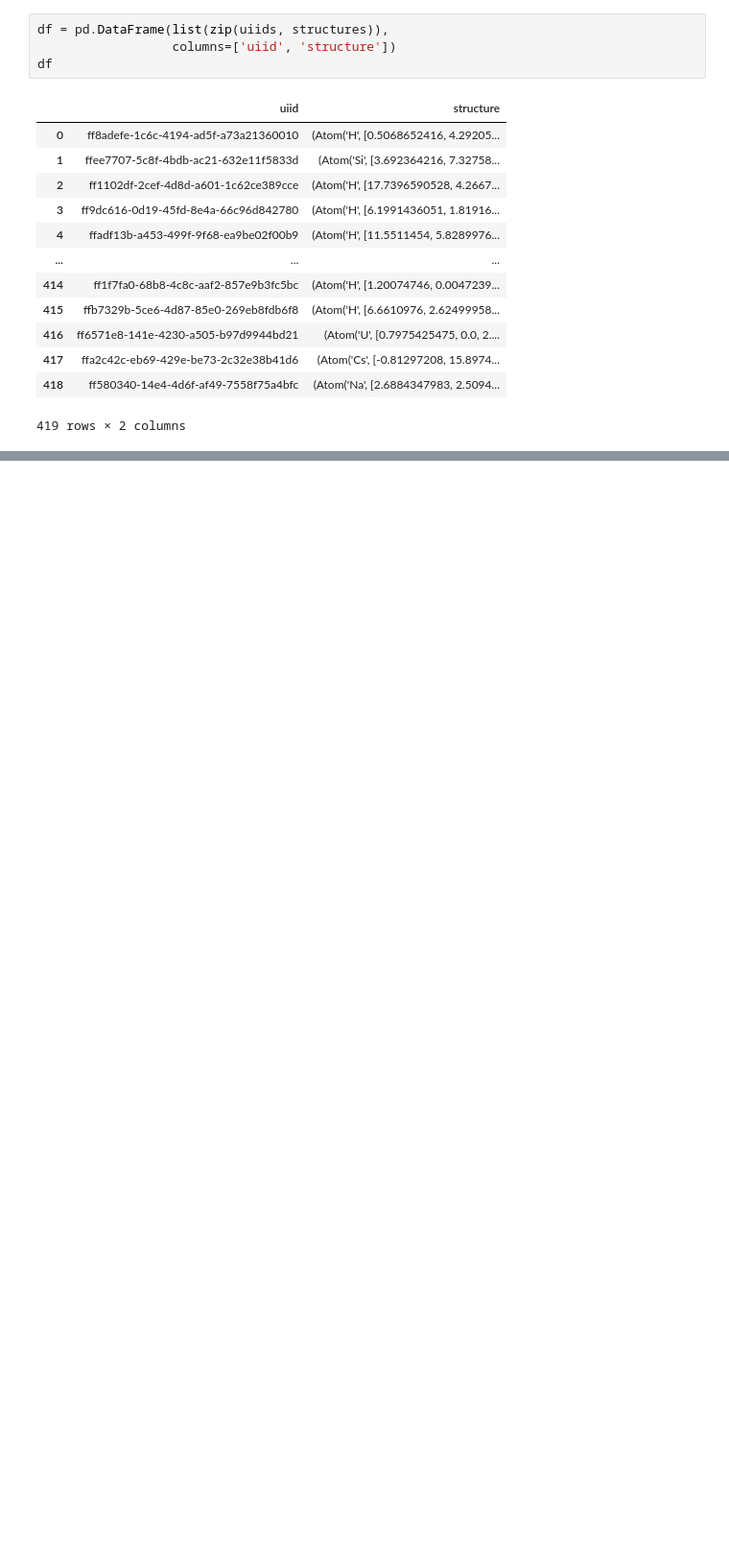
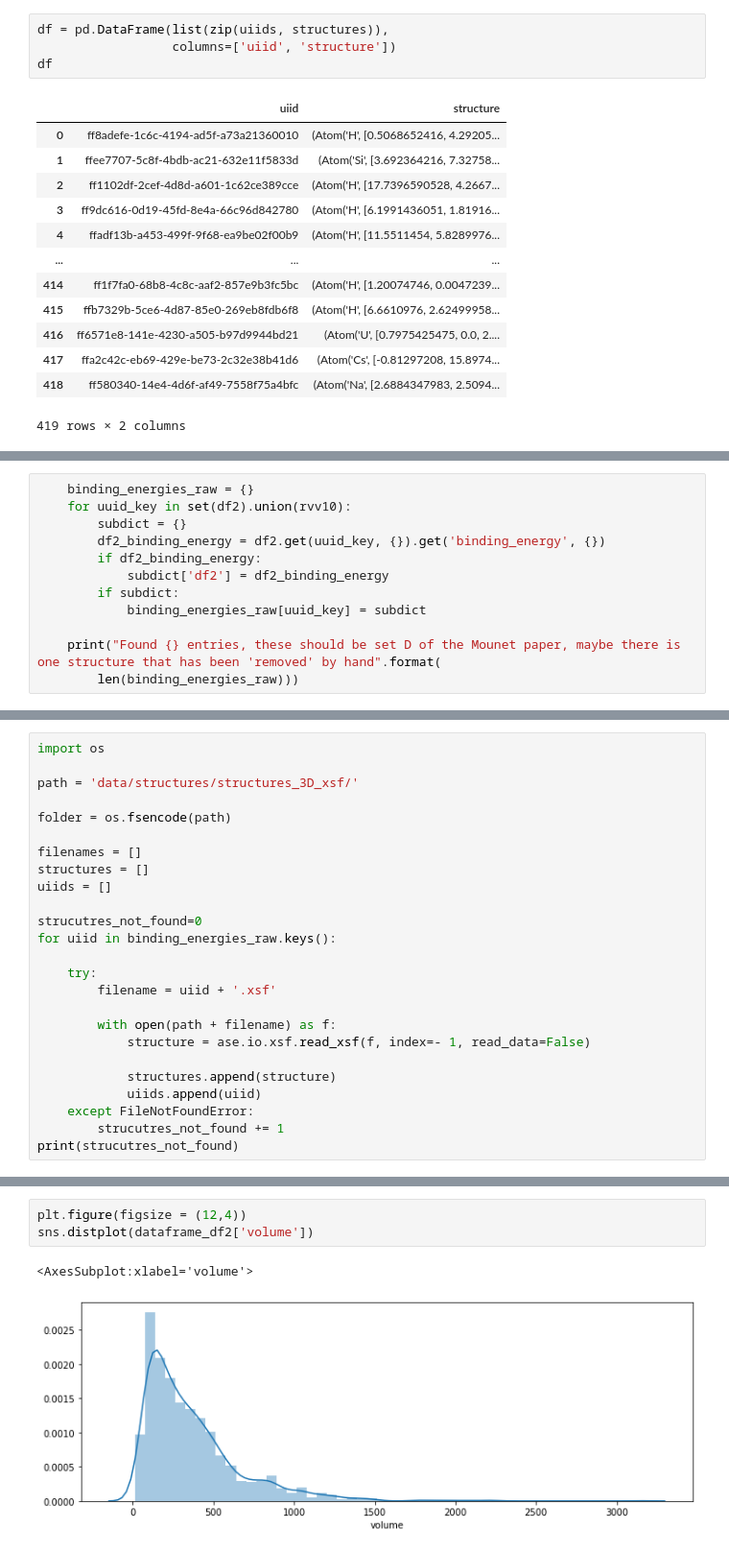
Before and after one commit to Mohammad-vahdat/machine-learning-dimensionalities-and-binding-energy, a Jupyter notebook: reading_xsf_structures.ipynb, the cells around one changed output, grey strips where cells are left out. Shown at 96% size. Cells and saved outputs as stored; diff of their text form; blank space fills up the shorter version.

Commit message:
featurization of all structures

```diff
--- a/reading_xsf_structures.ipynb
+++ b/reading_xsf_structures.ipynb
@@ -49,0 +61,12 @@ df
+# %%
+    binding_energies_raw = {}
+    for uuid_key in set(df2).union(rvv10):
+        subdict = {}
+        df2_binding_energy = df2.get(uuid_key, {}).get('binding_energy', {})
+        if df2_binding_energy:
+            subdict['df2'] = df2_binding_energy
+        if subdict:
+            binding_energies_raw[uuid_key] = subdict
+
+    print("Found {} entries, these should be set D of the Mounet paper, maybe there is one structure that has been 'removed' by hand".format(
+        len(binding_energies_raw)))
@@ -49,0 +93,25 @@ df
+# %%
+import os
+
+path = 'data/structures/structures_3D_xsf/'
+
+folder = os.fsencode(path)
+
+filenames = []
+structures = []
+uiids = []
+
+strucutres_not_found=0
+for uiid in binding_energies_raw.keys():
+
+    try:
+        filename = uiid + '.xsf'
+
+        with open(path + filename) as f:
+            structure = ase.io.xsf.read_xsf(f, index=- 1, read_data=False)
+
+            structures.append(structure)
+            uiids.append(uiid)
+    except FileNotFoundError:
+        strucutres_not_found += 1
+print(strucutres_not_found)
@@ -49,0 +211,6 @@ df
+# %%
+plt.figure(figsize = (12,4))
+sns.distplot(dataframe_df2['volume'])
+# %% [output]
+<AxesSubplot:xlabel='volume'>
+[figure, added]
```
Also changed, not shown: parts of 42 cells of this notebook.
